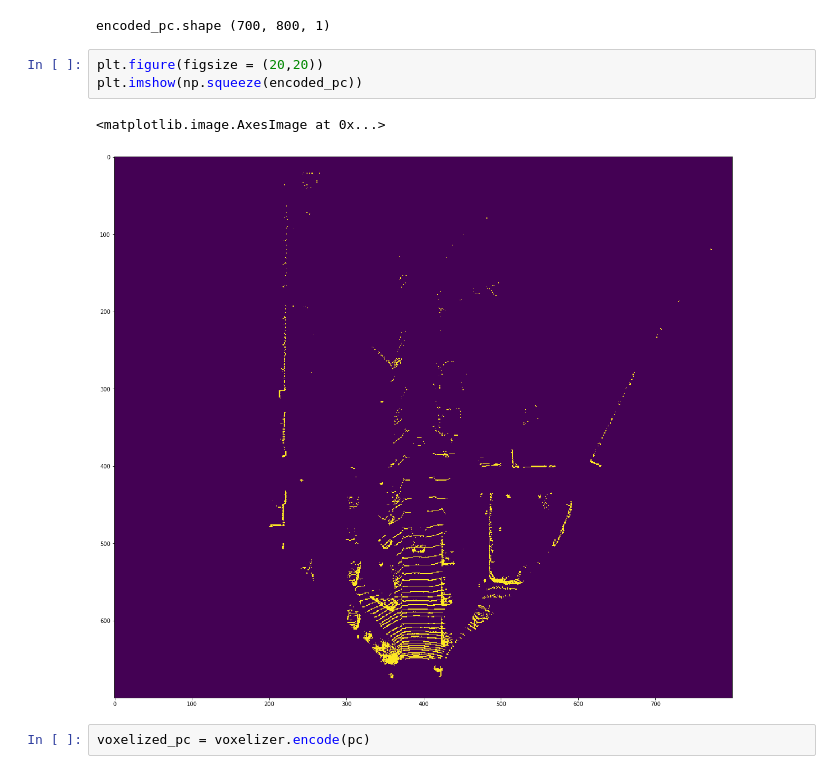
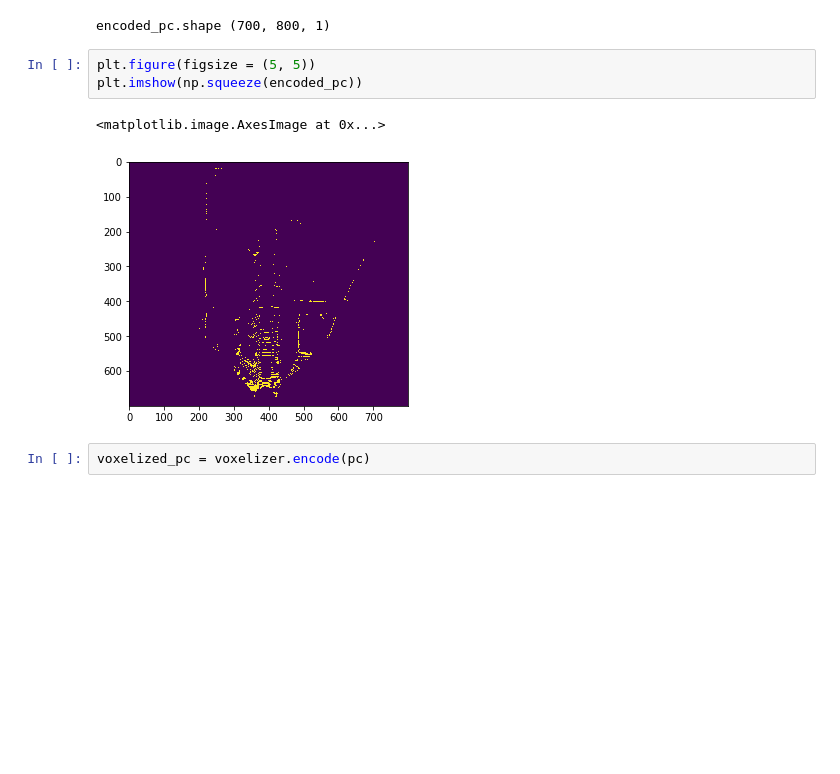
Before and after one commit to YahyaAlaaMassoud/Sensor-Fusion, a Jupyter notebook: gen_voxel_grid.ipynb, the cells around one changed output. Drawn from its saved outputs; the diff is of its cells as text; blank space fills up the shorter version.

```diff
--- a/gen_voxel_grid.ipynb
+++ b/gen_voxel_grid.ipynb
@@ -75,11 +77,11 @@ print('encoded_pc.shape', encoded_pc.shape)
 # %% [output]
 encoded_pc.shape (700, 800, 1)
 # %%
-plt.figure(figsize = (20,20))
+plt.figure(figsize = (5, 5))
 plt.imshow(np.squeeze(encoded_pc))
 # %% [output]
 <matplotlib.image.AxesImage at 0x...>
-[figure, old version]
+[figure, new version]
 # %%
 voxelized_pc = voxelizer.encode(pc)
 # %%
```
Also changed, not shown: parts of 14 cells of this notebook, 5 other files.
